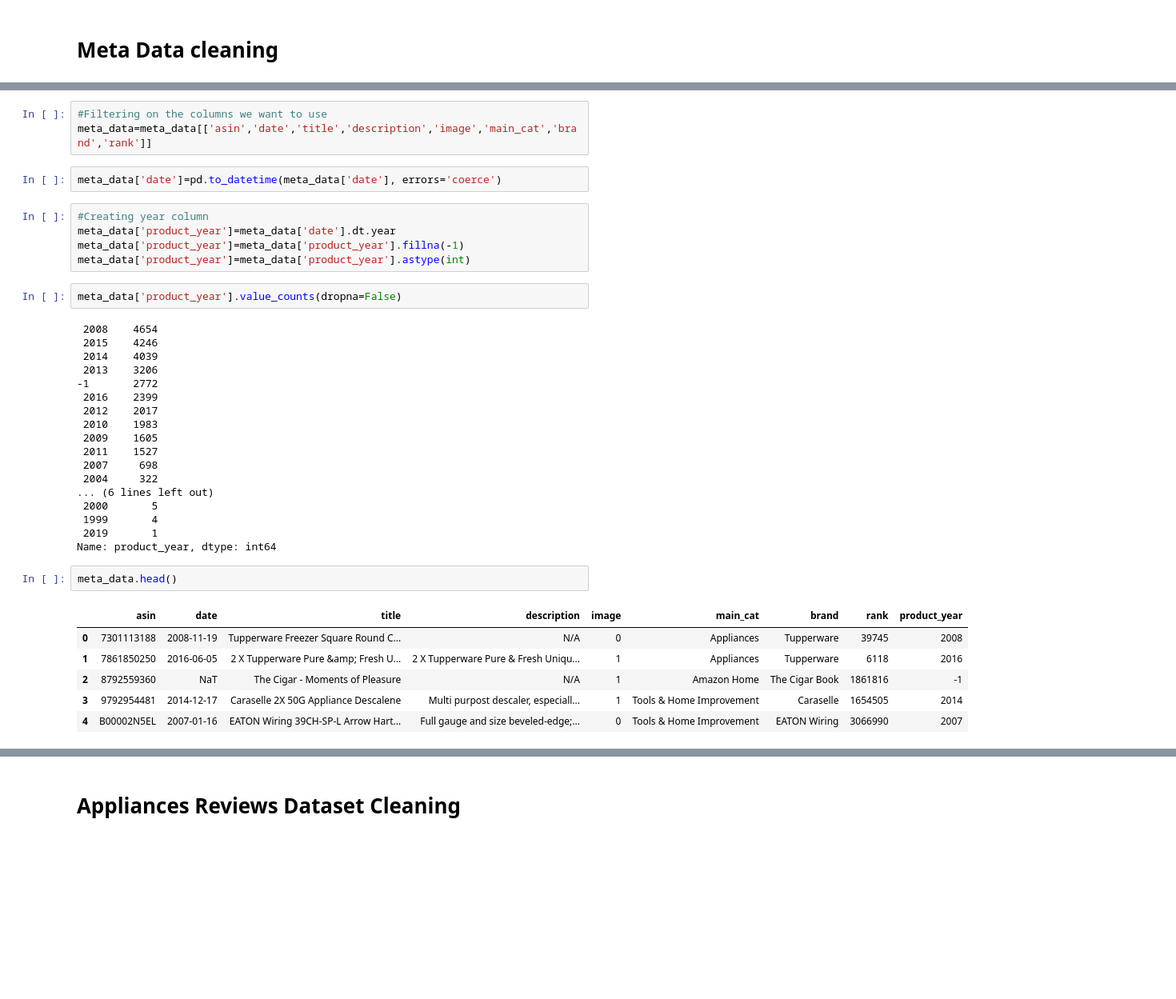
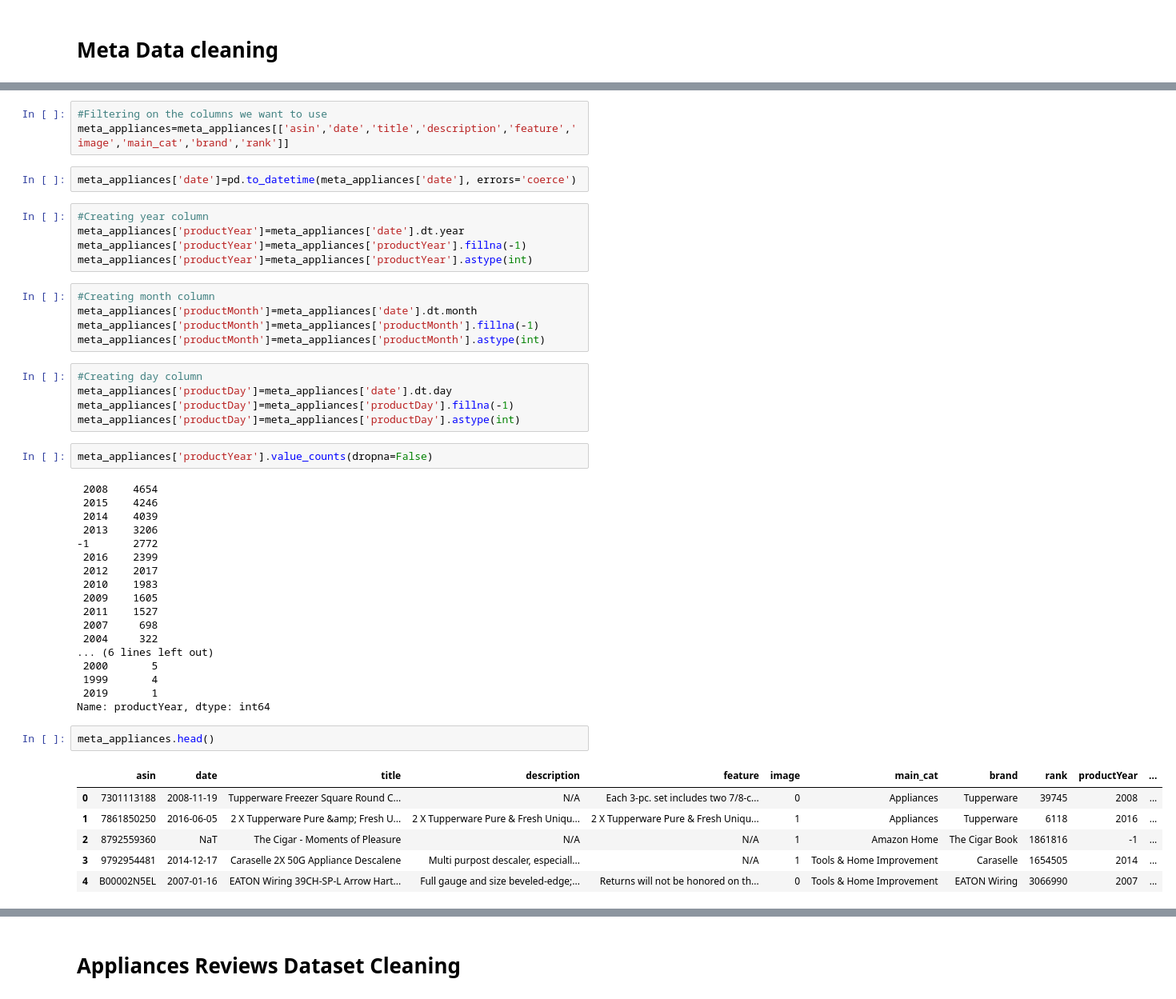
Before and after one commit to VianneyMI/amazon_fake_reviews, a Jupyter notebook: model_features/data_cleaning.ipynb, the cells around one changed output, grey strips where cells are left out. Shown: that part at 80% size. Cells and saved outputs as stored; diff of their text form; blank space fills up the shorter version.

```diff
--- a/model_features/data_cleaning.ipynb
+++ b/model_features/data_cleaning.ipynb
@@ -76,15 +77,25 @@ meta_data.head()
 # %%
 #Filtering on the columns we want to use
-meta_data=meta_data[['asin','date','title','description','image','main_cat','brand','rank']]
+meta_appliances=meta_appliances[['asin','date','title','description','feature','image','main_cat','brand','rank']]
 # %%
-meta_data['date']=pd.to_datetime(meta_data['date'], errors='coerce')
+meta_appliances['date']=pd.to_datetime(meta_appliances['date'], errors='coerce')
 # %%
 #Creating year column
-meta_data['product_year']=meta_data['date'].dt.year
-meta_data['product_year']=meta_data['product_year'].fillna(-1)
-meta_data['product_year']=meta_data['product_year'].astype(int)
+meta_appliances['productYear']=meta_appliances['date'].dt.year
+meta_appliances['productYear']=meta_appliances['productYear'].fillna(-1)
+meta_appliances['productYear']=meta_appliances['productYear'].astype(int)
+# %%
+#Creating month column
+meta_appliances['productMonth']=meta_appliances['date'].dt.month
+meta_appliances['productMonth']=meta_appliances['productMonth'].fillna(-1)
+meta_appliances['productMonth']=meta_appliances['productMonth'].astype(int)
+# %%
+#Creating day column
+meta_appliances['productDay']=meta_appliances['date'].dt.day
+meta_appliances['productDay']=meta_appliances['productDay'].fillna(-1)
+meta_appliances['productDay']=meta_appliances['productDay'].astype(int)
 # %%
-meta_data['product_year'].value_counts(dropna=False)
+meta_appliances['productYear'].value_counts(dropna=False)
 # %% [output]
  2008    4654
  2015    4246
@@ -102,14 +113,14 @@ meta_data['product_year'].value_counts(dropna=False)
  2000       5
  1999       4
  2019       1
-Name: product_year, dtype: int64
+Name: productYear, dtype: int64
 # %%
-meta_data.head()
+meta_appliances.head()
 # %% [output]
-|  | asin | date | title | description | image | main_cat | brand | rank | product_year |
-| 0 | 7301113188 | 2008-11-19 | Tupperware Freezer Square Round C... | N/A | 0 | Appliances | Tupperware | 39745 | 2008 |
-| 1 | 7861850250 | 2016-06-05 | 2 X Tupperware Pure &amp; Fresh U... | 2 X Tupperware Pure & Fresh Uniqu... | 1 | Appliances | Tupperware | 6118 | 2016 |
-| 2 | 8792559360 | NaT | The Cigar - Moments of Pleasure | N/A | 1 | Amazon Home | The Cigar Book | 1861816 | -1 |
-| 3 | 9792954481 | 2014-12-17 | Caraselle 2X 50G Appliance Descalene | Multi purpost descaler, especiall... | 1 | Tools & Home Improvement | Caraselle | 1654505 | 2014 |
-| 4 | B00002N5EL | 2007-01-16 | EATON Wiring 39CH-SP-L Arrow Hart... | Full gauge and size beveled-edge;... | 0 | Tools & Home Improvement | EATON Wiring | 3066990 | 2007 |
+|  | asin | date | title | description | feature | image | main_cat | brand | rank | productYear | ... |
+| 0 | 7301113188 | 2008-11-19 | Tupperware Freezer Square Round C... | N/A | Each 3-pc. set includes two 7/8-c... | 0 | Appliances | Tupperware | 39745 | 2008 | ... |
+| 1 | 7861850250 | 2016-06-05 | 2 X Tupperware Pure &amp; Fresh U... | 2 X Tupperware Pure & Fresh Uniqu... | 2 X Tupperware Pure & Fresh Uniqu... | 1 | Appliances | Tupperware | 6118 | 2016 | ... |
+| 2 | 8792559360 | NaT | The Cigar - Moments of Pleasure | N/A | N/A | 1 | Amazon Home | The Cigar Book | 1861816 | -1 | ... |
+| 3 | 9792954481 | 2014-12-17 | Caraselle 2X 50G Appliance Descalene | Multi purpost descaler, especiall... | N/A | 1 | Tools & Home Improvement | Caraselle | 1654505 | 2014 | ... |
+| 4 | B00002N5EL | 2007-01-16 | EATON Wiring 39CH-SP-L Arrow Hart... | Full gauge and size beveled-edge;... | Returns will not be honored on th... | 0 | Tools & Home Improvement | EATON Wiring | 3066990 | 2007 | ... |
 # %%
```
Also changed, not shown: parts of 31 cells of this notebook, 3 other files.
